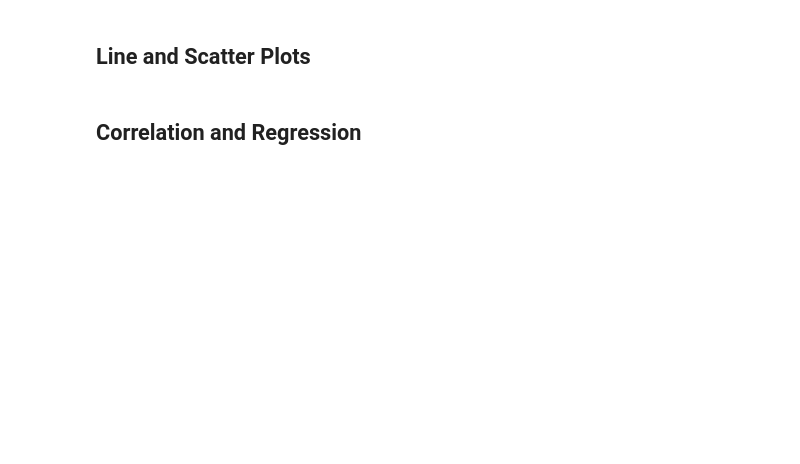
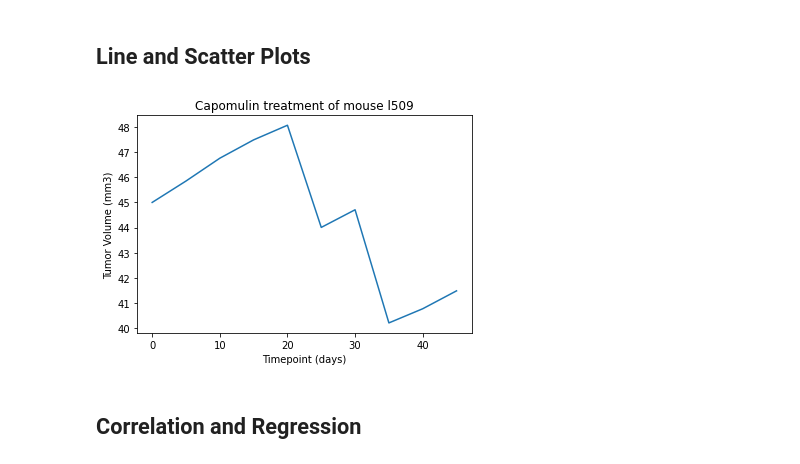
Before and after one commit to maximizo/Research-Study-Visualizations-Matplotlib, a Jupyter notebook: code/Pymaceuticals_final.ipynb, the cells around one changed output. Drawn from its saved outputs; the diff is of its cells as text; code cells hidden in the pictures; blank space fills up the shorter version.

```diff
--- a/code/Pymaceuticals_final.ipynb
+++ b/code/Pymaceuticals_final.ipynb
@@ -244,5 +245,14 @@ TypeError: boxplot() got an unexpected keyword argument 'dtype'
 ## Line and Scatter Plots
 # %%
 # Generate a line plot of time point versus tumor volume for a mouse treated with Capomulin
+capomulin_plot = clean_data.loc[clean_data['Drug Regimen']=='Capomulin']
+mouse_data = capomulin_plot.loc[capomulin_plot['Mouse ID']=='l509']
+plt.plot(mouse_data['Timepoint'],mouse_data['Tumor Volume (mm3)'])
+plt.xlabel('Timepoint (days)')
+plt.ylabel('Tumor Volume (mm3)')
+plt.title('Capomulin treatment of mouse l509')
+plt.show()
+# %% [output]
+[figure, added]
 # %%
 # Generate a scatter plot of mouse weight versus average tumor volume for the Capomulin regimen
```
Also changed, not shown: parts of 3 cells of this notebook.
